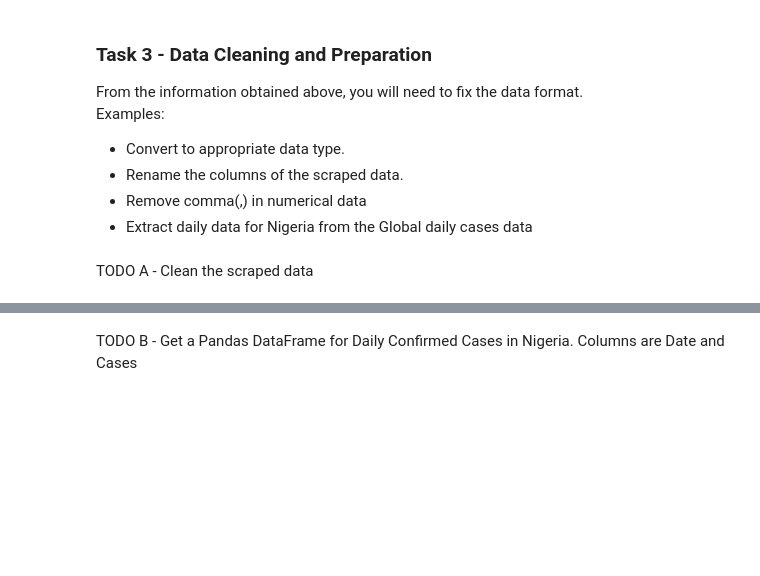
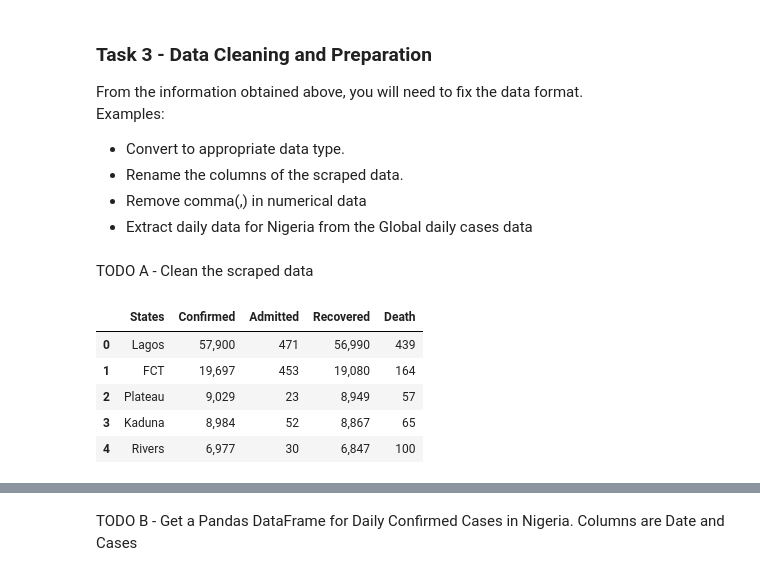
Before and after one commit to Grace2705/Nigeria-COVID-19-Data-Analysis-Using-Python, a Jupyter notebook: covidproject.ipynb, the cells around one changed output, grey strips where cells are left out. Cells and saved outputs as stored; diff of their text form; code cells hidden in the pictures; blank space fills up the shorter version.

```diff
--- a/covidproject.ipynb
+++ b/covidproject.ipynb
@@ -287,0 +286,17 @@ TODO A - Clean the scraped data
+# %%
+# Rename the columns of NCDC data
+
+df_ncdc.rename(columns={'States Affected': 'States',
+                            'No. of Cases (Lab Confirmed)': 'Confirmed',
+                                'No. of Cases (on admission)': 'Admitted',
+                                 'No. Discharged':'Recovered',
+                                 'No. of Deaths':'Death'}, inplace= True)
+
+df_ncdc.head()
+# %% [output]
+|  | States | Confirmed | Admitted | Recovered | Death |
+| 0 | Lagos | 57,900 | 471 | 56,990 | 439 |
+| 1 | FCT | 19,697 | 453 | 19,080 | 164 |
+| 2 | Plateau | 9,029 | 23 | 8,949 | 57 |
+| 3 | Kaduna | 8,984 | 52 | 8,867 | 65 |
+| 4 | Rivers | 6,977 | 30 | 6,847 | 100 |
```
Also changed, not shown: parts of 8 cells of this notebook.
